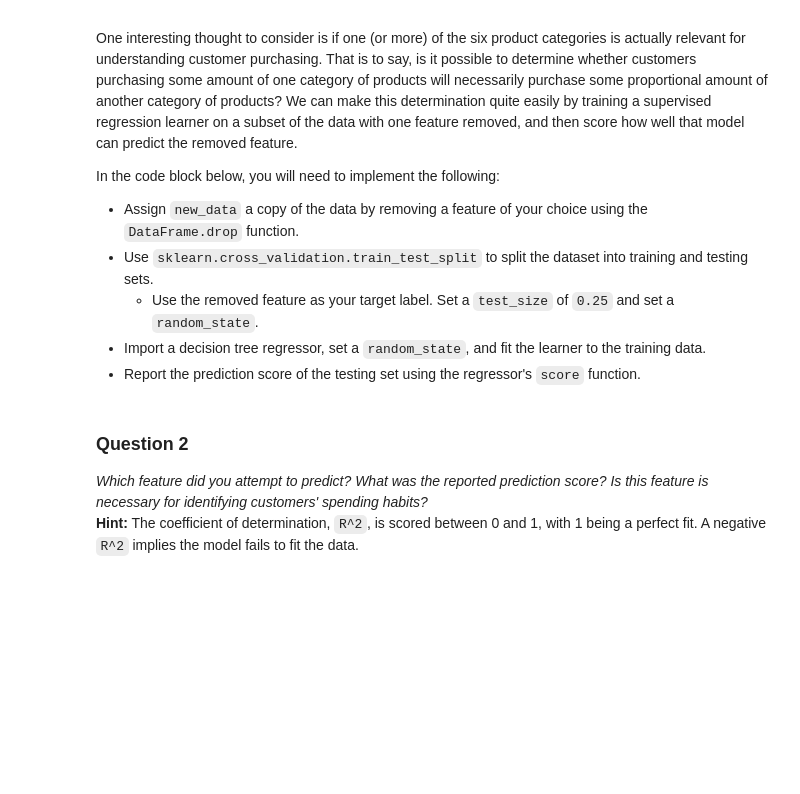
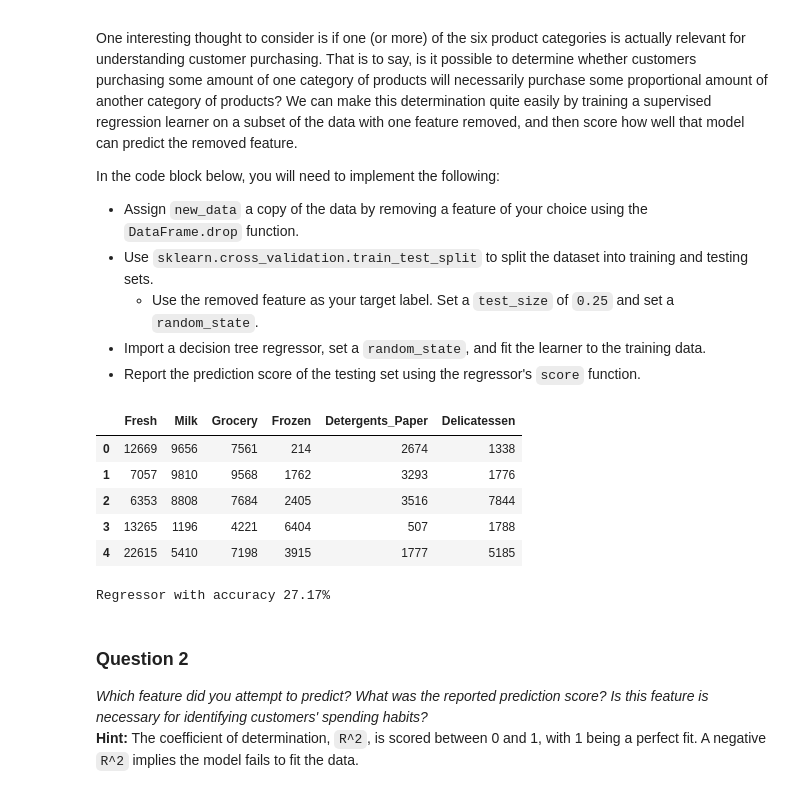
Before and after one commit to omoju/creatingCustomerSegments, a Jupyter notebook: customerSegments.ipynb, the cells around one changed output. Saved outputs shown, nothing was run; the diff lists cells and outputs as text; code cells hidden in the pictures; blank space fills up the shorter version.

Commit message:
feat: Decision Tree Regressor

```diff
--- a/customerSegments.ipynb
+++ b/customerSegments.ipynb
@@ -65,18 +81,39 @@ In the code block below, you will need to implement the following:
    - Use the removed feature as your target label. Set a `test_size` of `0.25` and set a `random_state`.
  - Import a decision tree regressor, set a `random_state`, and fit the learner to the training data.
  - Report the prediction score of the testing set using the regressor's `score` function.
+# %%
+data.head()
+# %% [output]
+|  | Fresh | Milk | Grocery | Frozen | Detergents_Paper | Delicatessen |
+| 0 | 12669 | 9656 | 7561 | 214 | 2674 | 1338 |
+| 1 | 7057 | 9810 | 9568 | 1762 | 3293 | 1776 |
+| 2 | 6353 | 8808 | 7684 | 2405 | 3516 | 7844 |
+| 3 | 13265 | 1196 | 4221 | 6404 | 507 | 1788 |
+| 4 | 22615 | 5410 | 7198 | 3915 | 1777 | 5185 |
 # %%
 # TODO: Make a copy of the DataFrame, using the 'drop' function to drop the given feature
-new_data = None
+
+new_data_target = data['Detergents_Paper']
+new_data = data.drop('Detergents_Paper', axis=1, inplace=False)
+
 
 # TODO: Split the data into training and testing sets using the given feature as the target
-X_train, X_test, y_train, y_test = (None, None, None, None)
+from sklearn import cross_validation
+X_train, X_test, y_train, y_test = cross_validation.train_test_split(new_data, new_data_target,
+                                                                     test_size=0.25, random_state=42)
 
 # TODO: Create a decision tree regressor and fit it to the training set
-regressor = None
+
+from sklearn.tree import DecisionTreeRegressor
+regressor = DecisionTreeRegressor(random_state=42)
+regressor.fit(X_train, y_train)
+y_pred = regressor.predict(X_test)
 
 # TODO: Report the score of the prediction using the testing set
-score = None
+score = regressor.score(X_test, y_test)
+print "Regressor with accuracy %.2f%%" % (score * 100)
+# %% [output]
+Regressor with accuracy 27.17%
 # %% [markdown]
 ### Question 2
 *Which feature did you attempt to predict? What was the reported prediction score? Is this feature is necessary for identifying customers' spending habits?*
```
Also changed, not shown: parts of 2 cells of this notebook.
